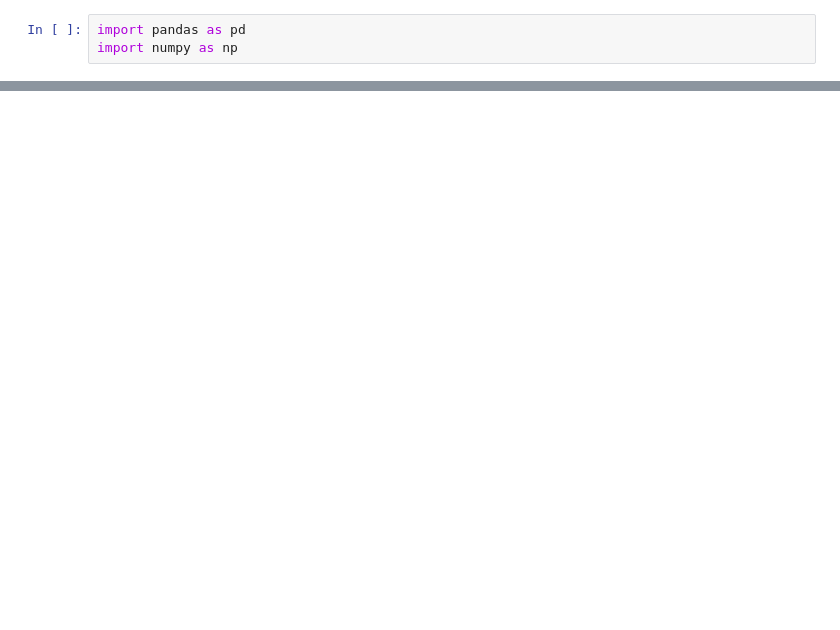
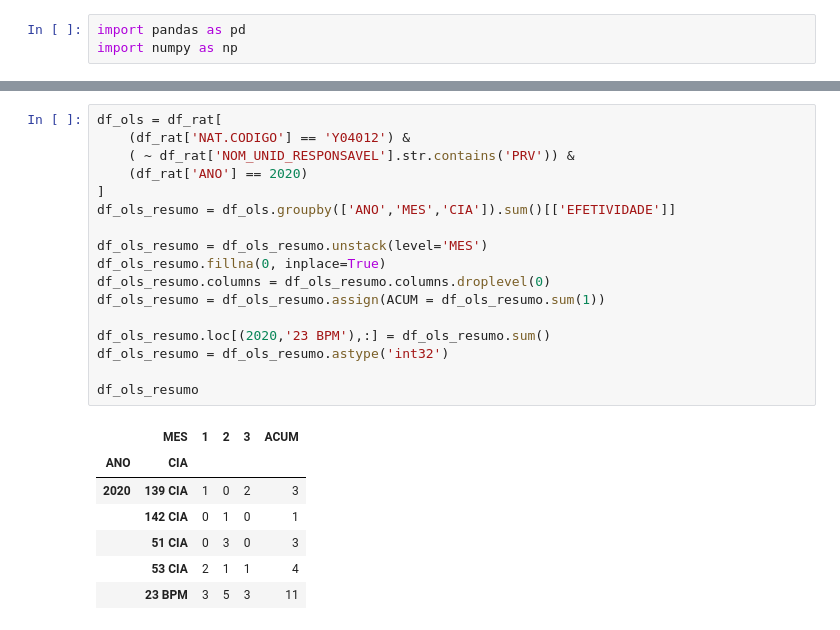
Before and after one commit to WENDEL4891/gdo-pandas, a Jupyter notebook: RQV e ROLS.ipynb, the cells around one changed output, grey strips where cells are left out. Saved outputs shown, nothing was run; the diff lists cells and outputs as text; blank space fills up the shorter version.

```diff
--- a/RQV e ROLS.ipynb
+++ b/RQV e ROLS.ipynb
@@ -47,0 +215,25 @@ df_rat.groupby(['VIATURAS','EFETIVO','NAT.CODIGO']).count().loc[0]
+# %%
+df_ols = df_rat[
+    (df_rat['NAT.CODIGO'] == 'Y04012') &
+    ( ~ df_rat['NOM_UNID_RESPONSAVEL'].str.contains('PRV')) &
+    (df_rat['ANO'] == 2020)
+]
+df_ols_resumo = df_ols.groupby(['ANO','MES','CIA']).sum()[['EFETIVIDADE']]
+
+df_ols_resumo = df_ols_resumo.unstack(level='MES')
+df_ols_resumo.fillna(0, inplace=True)
+df_ols_resumo.columns = df_ols_resumo.columns.droplevel(0)
+df_ols_resumo = df_ols_resumo.assign(ACUM = df_ols_resumo.sum(1))
+
+df_ols_resumo.loc[(2020,'23 BPM'),:] = df_ols_resumo.sum()
+df_ols_resumo = df_ols_resumo.astype('int32')
+
+df_ols_resumo
+# %% [output]
+|  | MES | 1 | 2 | 3 | ACUM |
+| ANO | CIA |  |  |  |  |
+| 2020 | 139 CIA | 1 | 0 | 2 | 3 |
+|  | 142 CIA | 0 | 1 | 0 | 1 |
+|  | 51 CIA | 0 | 3 | 0 | 3 |
+|  | 53 CIA | 2 | 1 | 1 | 4 |
+|  | 23 BPM | 3 | 5 | 3 | 11 |
```
Also changed, not shown: parts of 7 cells of this notebook, 17 other files.
